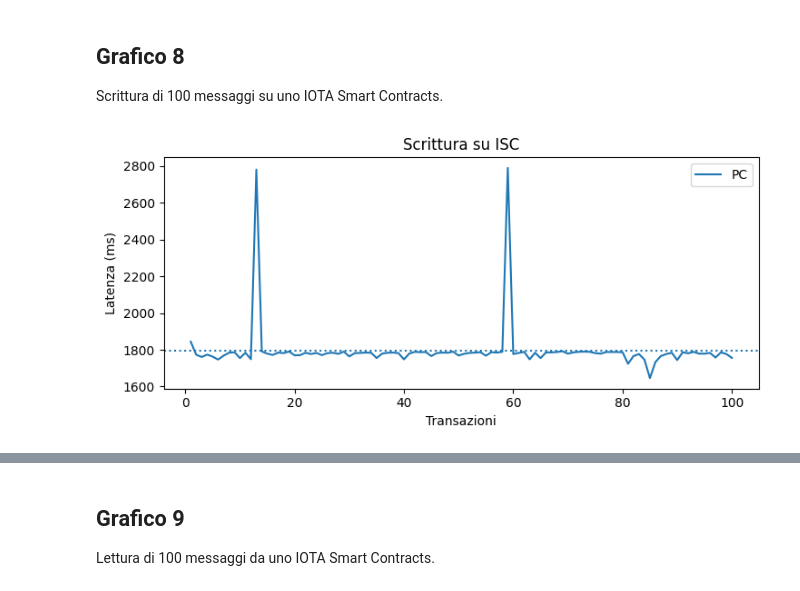
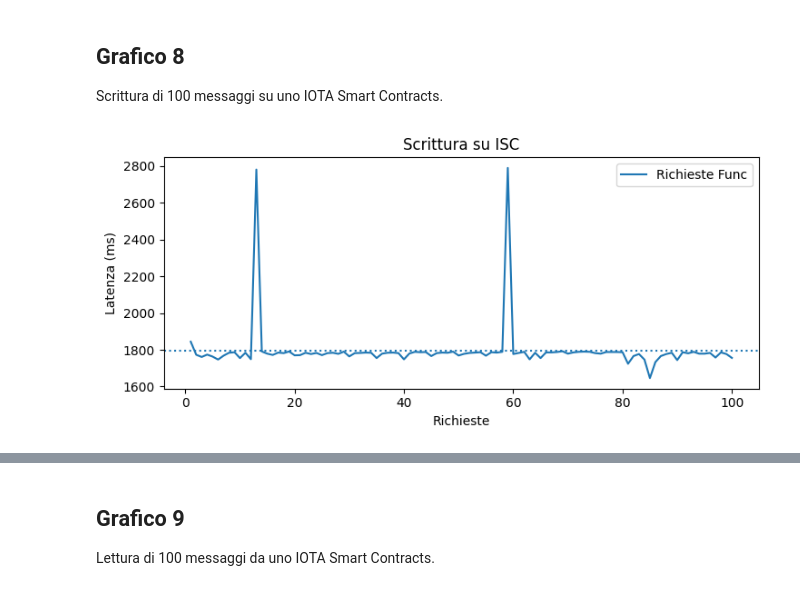
Before and after one commit to Tesi-Magistrale-FP/Test, a Jupyter notebook: grafici/Grafici_tesi_magistrale.ipynb, the cells around one changed output, grey strips where cells are left out. Drawn from its saved outputs; the diff is of its cells as text; code cells hidden in the pictures.

```diff
--- a/grafici/Grafici_tesi_magistrale.ipynb
+++ b/grafici/Grafici_tesi_magistrale.ipynb
@@ -207,13 +207,13 @@ Scrittura di 100 messaggi su uno IOTA Smart Contracts.
 # %%
 plt.rcParams["figure.figsize"] = [7.50, 3.50]
 plt.rcParams["figure.autolayout"] = True
-headers = ['Numero transazioni', 'PC']
+headers = ['Numero richieste', 'Richieste Func']
 
 df = pd.read_csv('https://raw.githubusercontent.com/Tesi-Magistrale-FP/Test_IOTA/main/grafici/G8_scrittura_isc.csv', names=headers)
-df.set_index("Numero transazioni").plot(xlabel="Transazioni", ylabel="Latenza (ms)", title="Scrittura su ISC")
-plt.axhline(y = df['PC'].mean(), linestyle = ':')
+df.set_index("Numero richieste").plot(xlabel="Richieste", ylabel="Latenza (ms)", title="Scrittura su ISC")
+plt.axhline(y = df['Richieste Func'].mean(), linestyle = ':')
 plt.show()
 
 print(df.describe())
 # %% [output]
-[figure, old version]
+[figure, new version]
```
Also changed, not shown: parts of 10 cells of this notebook.
